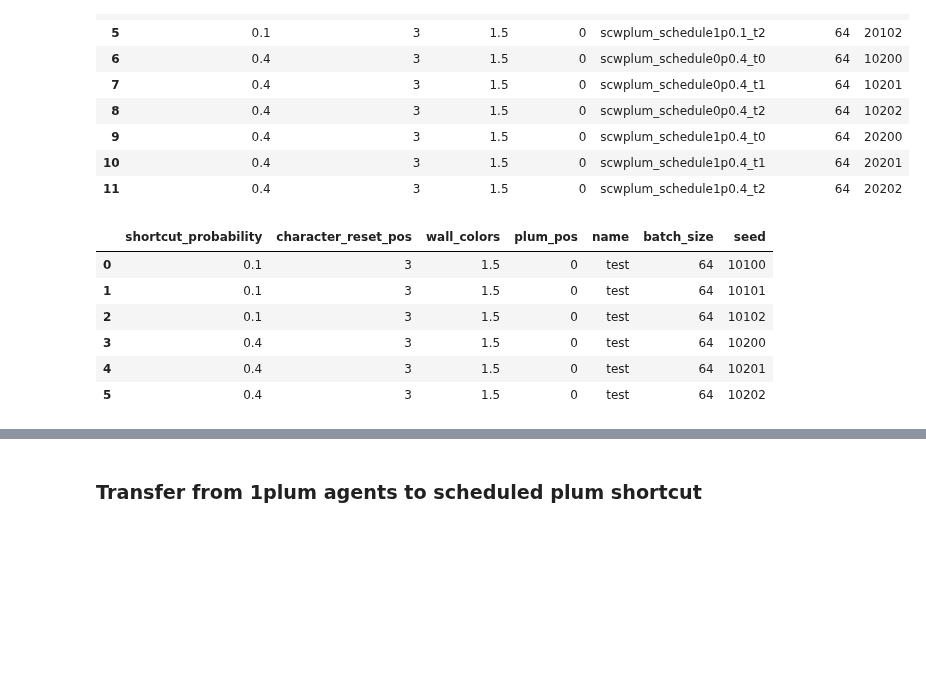
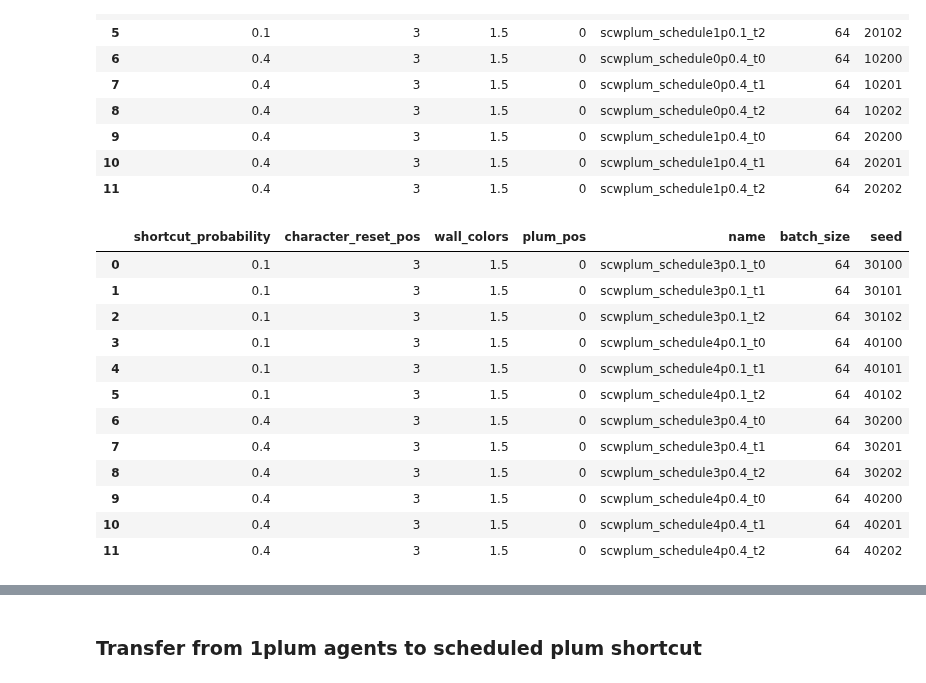
Before and after one commit to liuandrew/ppo_aux, a Jupyter notebook: write_and_test/write_experiments.ipynb, the cells around one changed output, grey strips where cells are left out. Saved outputs shown, nothing was run; the diff lists cells and outputs as text; code cells hidden in the pictures; blank space fills up the shorter version.

```diff
--- a/write_and_test/write_experiments.ipynb
+++ b/write_and_test/write_experiments.ipynb
@@ -4200,9 +4196,9 @@ step_args = [[0, 1, 3, -1],
 for n, p in enumerate(probs):
     for l, schedule in enumerate(schedules):
         for i in range(num_trials):
-            sc
+            schedule_label = schedule_labels[l]
 
-            exp_name = f'scwplum_schedule{l}p{p}_t{i}'
+            exp_name = f'scwplum_schedule{schedule_label}p{p}_t{i}'
 
             env_kwargs = {'shortcut_probability': p,
                           'character_reset_pos': 3,
@@ -4221,39 +4217,45 @@ for n, p in enumerate(probs):
             config = {
                 'wandb_project_name': 'Nav_Shared_Layers',
                 'exp_name': exp_name,
                 'save_name': exp_name,
                 'num_env_steps': 3000000,
                 'env_name': 'ShortcutNav-v0',
                 'algo': 'ppo',
-                'num_mini_batch': 1,
-                'num_processes': 1,
+                'num_mini_batch': 10,
+                'num_processes': 100,
                 'num_steps': batch,
 
                 'normalize': False,
 
                 'checkpoint_interval': 10,
                 'save_dir': 'scwplum',
 
                 'recurrent': True,
                 'seed': seed,
                 'no_cuda': True,
                 'env_kwargs': env_kwargs,
 
                 'nn_base': 'DelayedRNNPPO',
                 'nn_base_kwargs': {'hidden_size': 64},
 
                 'use_universal_step': {'on': True, 'schedule': schedule,
-                                       'step_args': step_args}
+                                       'step_args': step_arg}
             }
 
             pickle.dump(config, open('../experiment_configs/' + exp_name, 'wb'))
 
 pd.DataFrame(rows)
 # %% [output]
 |  | shortcut_probability | character_reset_pos | wall_colors | plum_pos | name | batch_size | seed |
-| 0 | 0.1 | 3 | 1.5 | 0 | test | 64 | 10100 |
-| 1 | 0.1 | 3 | 1.5 | 0 | test | 64 | 10101 |
-| 2 | 0.1 | 3 | 1.5 | 0 | test | 64 | 10102 |
-| 3 | 0.4 | 3 | 1.5 | 0 | test | 64 | 10200 |
-| 4 | 0.4 | 3 | 1.5 | 0 | test | 64 | 10201 |
-| 5 | 0.4 | 3 | 1.5 | 0 | test | 64 | 10202 |
+| 0 | 0.1 | 3 | 1.5 | 0 | scwplum_schedule3p0.1_t0 | 64 | 30100 |
+| 1 | 0.1 | 3 | 1.5 | 0 | scwplum_schedule3p0.1_t1 | 64 | 30101 |
+| 2 | 0.1 | 3 | 1.5 | 0 | scwplum_schedule3p0.1_t2 | 64 | 30102 |
+| 3 | 0.1 | 3 | 1.5 | 0 | scwplum_schedule4p0.1_t0 | 64 | 40100 |
+| 4 | 0.1 | 3 | 1.5 | 0 | scwplum_schedule4p0.1_t1 | 64 | 40101 |
+| 5 | 0.1 | 3 | 1.5 | 0 | scwplum_schedule4p0.1_t2 | 64 | 40102 |
+| 6 | 0.4 | 3 | 1.5 | 0 | scwplum_schedule3p0.4_t0 | 64 | 30200 |
+| 7 | 0.4 | 3 | 1.5 | 0 | scwplum_schedule3p0.4_t1 | 64 | 30201 |
+| 8 | 0.4 | 3 | 1.5 | 0 | scwplum_schedule3p0.4_t2 | 64 | 30202 |
+| 9 | 0.4 | 3 | 1.5 | 0 | scwplum_schedule4p0.4_t0 | 64 | 40200 |
+| 10 | 0.4 | 3 | 1.5 | 0 | scwplum_schedule4p0.4_t1 | 64 | 40201 |
+| 11 | 0.4 | 3 | 1.5 | 0 | scwplum_schedule4p0.4_t2 | 64 | 40202 |
```
Also changed, not shown: parts of 9 cells of this notebook, 5 other files.
